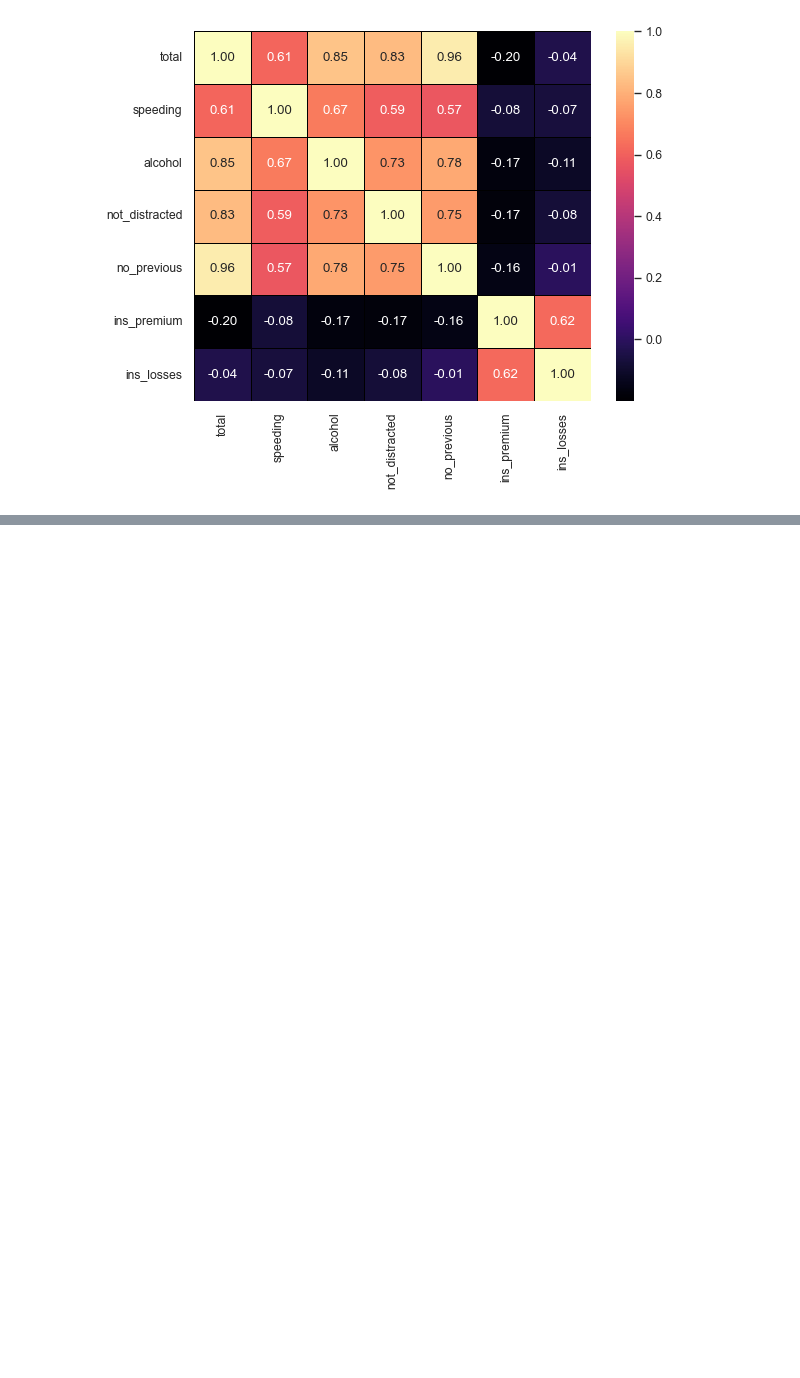
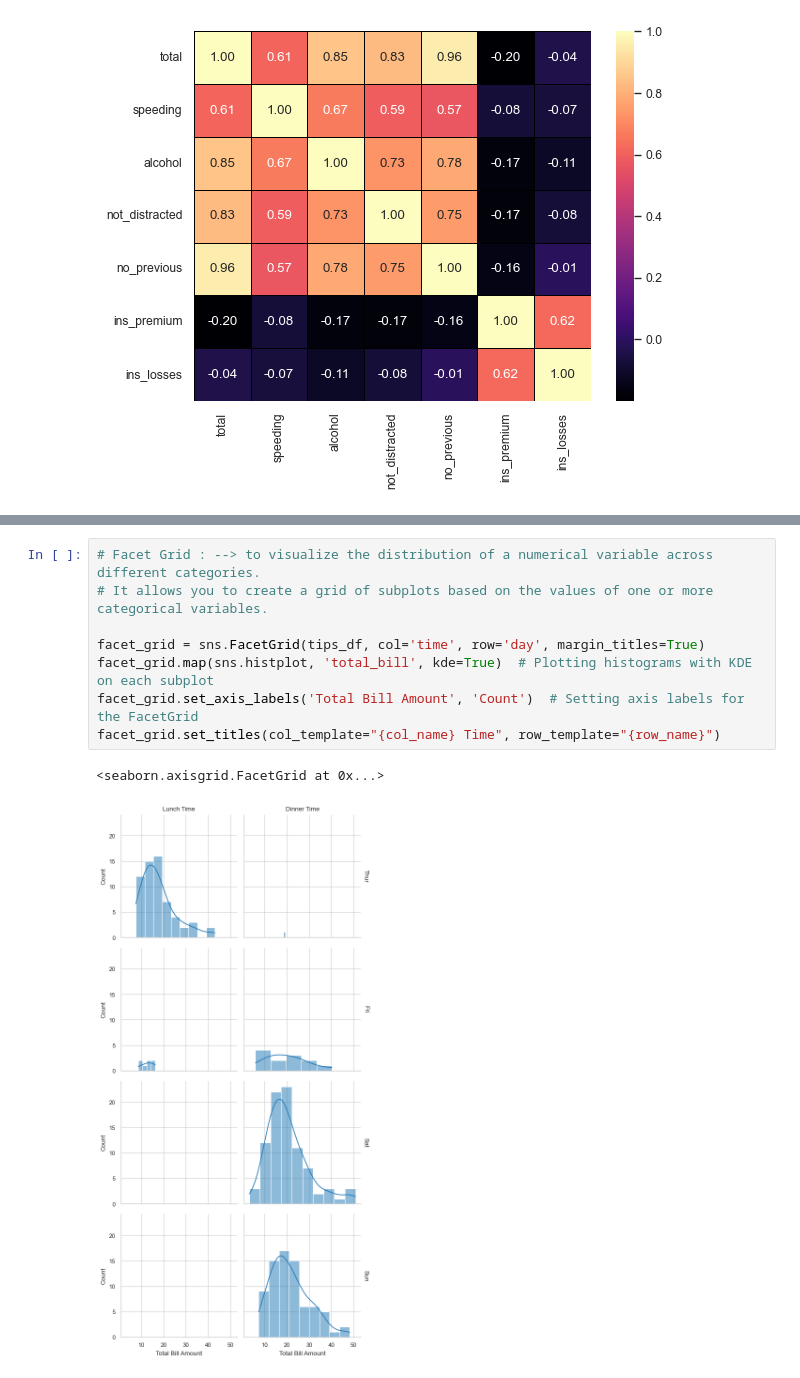
Before and after one commit to Nevin100/Data-Visualization-with-Seaborn, a Jupyter notebook: seaborn.ipynb, the cells around one changed output, grey strips where cells are left out. Cells and saved outputs as stored; diff of their text form; blank space fills up the shorter version.

```diff
--- a/seaborn.ipynb
+++ b/seaborn.ipynb
@@ -214,0 +247,11 @@ sns.heatmap(crash_mx, annot=True, cmap='magma', fmt='.2f', linewidths=0.5, linec
+# %%
+# Facet Grid : --> to visualize the distribution of a numerical variable across different categories.
+# It allows you to create a grid of subplots based on the values of one or more categorical variables.
+
+facet_grid = sns.FacetGrid(tips_df, col='time', row='day', margin_titles=True)
+facet_grid.map(sns.histplot, 'total_bill', kde=True)  # Plotting histograms with KDE on each subplot
+facet_grid.set_axis_labels('Total Bill Amount', 'Count')  # Setting axis labels for the FacetGrid
+facet_grid.set_titles(col_template="{col_name} Time", row_template="{row_name}")
+# %% [output]
+<seaborn.axisgrid.FacetGrid at 0x...>
+[figure, added]
```
Also changed, not shown: parts of 10 cells of this notebook.
